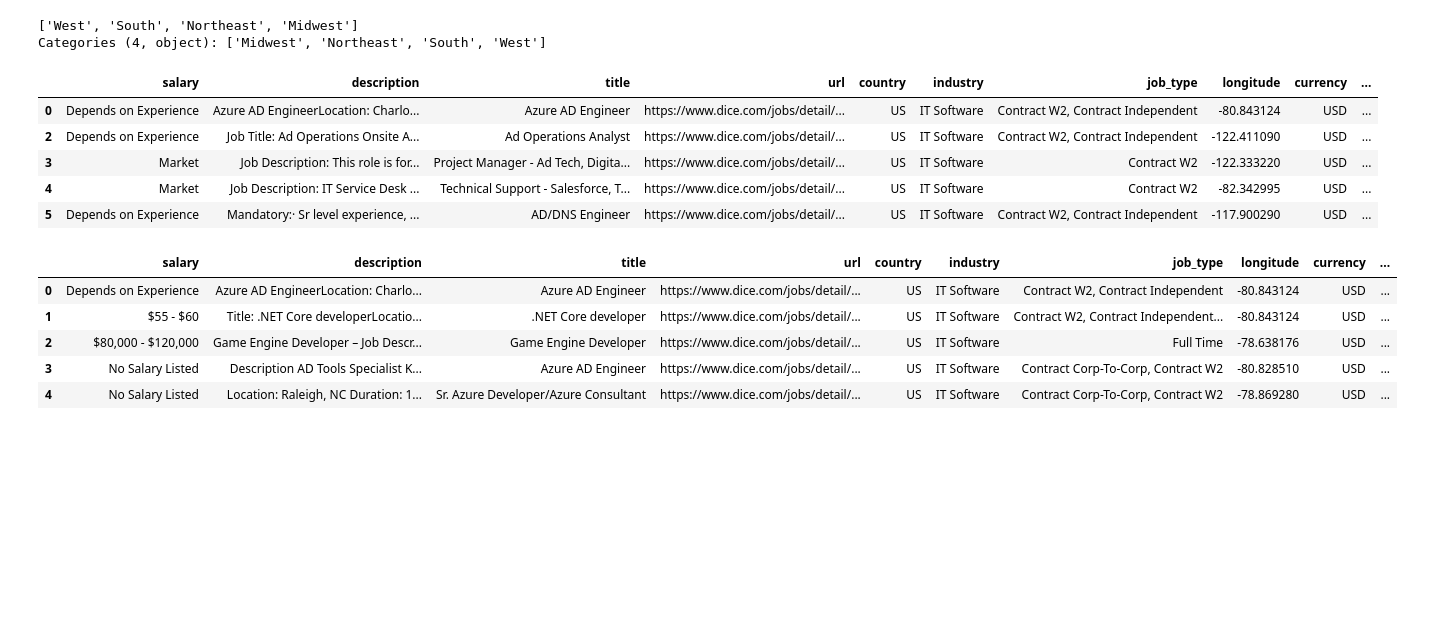
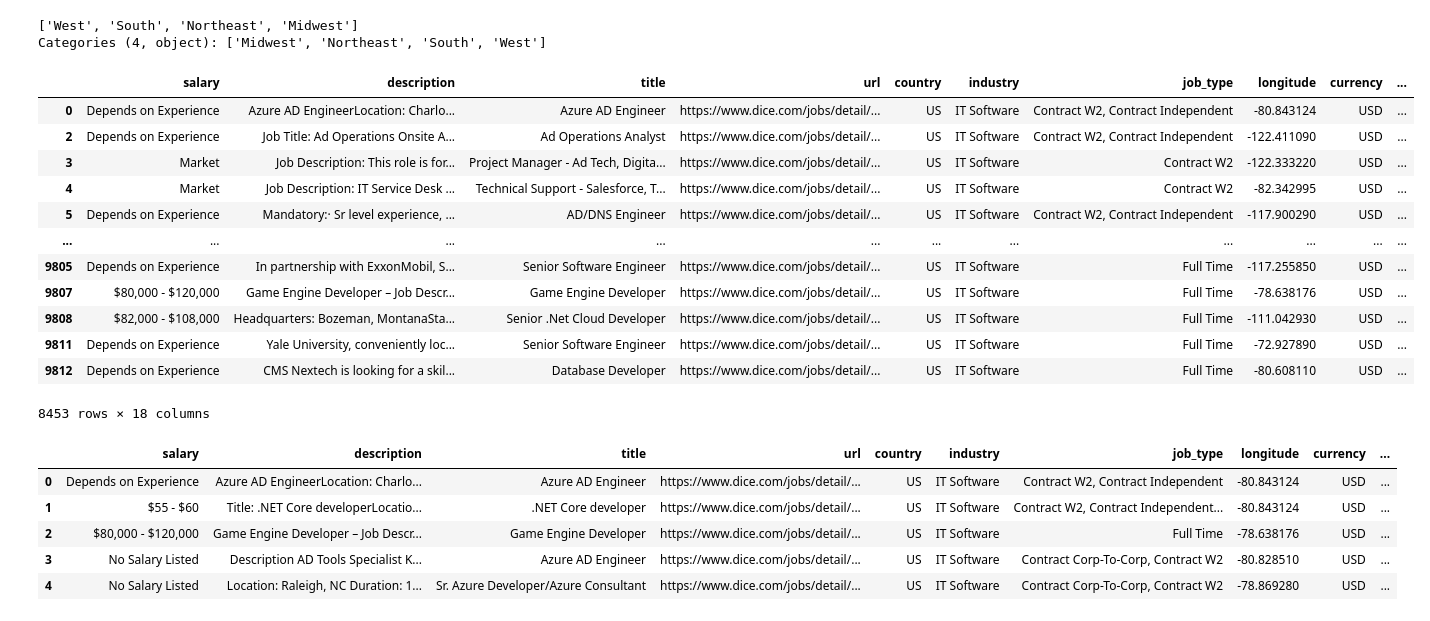
Before and after one commit to harsh-jain101/2023Spr_projects, a Jupyter notebook: Dice.ipynb, the cells around one changed output. Saved outputs shown, nothing was run; the diff lists cells and outputs as text; code cells hidden in the pictures; blank space fills up the shorter version.

```diff
--- a/Dice.ipynb
+++ b/Dice.ipynb
@@ -270,19 +254,27 @@ Categories (4, object): ['Midwest', 'Northeast', 'South', 'West']
 # %%
 df['state'] = df['location'].str.strip().str[-2:]
 df['city'] = df['location'].str.strip().str[:-4]
 
+# This seemed repetitive so we commented it out
 # Filter the dataset to include only job postings with a valid US state code
-df = df[df['state'].isin(us_states['state code'])]
+# df = df[df['state'].isin(us_states['state code'])]
 
 # Now data['states'].unique() should only contain valid US state codes
 df['state'].unique()
 
-df.head()
+df
 # %% [output]
 |  | salary | description | title | url | country | industry | job_type | longitude | currency | ... |
 | 0 | Depends on Experience | Azure AD EngineerLocation: Charlo... | Azure AD Engineer | https://www.dice.com/jobs/detail/... | US | IT Software | Contract W2, Contract Independent | -80.843124 | USD | ... |
 | 2 | Depends on Experience | Job Title: Ad Operations Onsite A... | Ad Operations Analyst | https://www.dice.com/jobs/detail/... | US | IT Software | Contract W2, Contract Independent | -122.411090 | USD | ... |
 | 3 | Market | Job Description: This role is for... | Project Manager - Ad Tech, Digita... | https://www.dice.com/jobs/detail/... | US | IT Software | Contract W2 | -122.333220 | USD | ... |
 | 4 | Market | Job Description: IT Service Desk ... | Technical Support - Salesforce, T... | https://www.dice.com/jobs/detail/... | US | IT Software | Contract W2 | -82.342995 | USD | ... |
 | 5 | Depends on Experience | Mandatory:· Sr level experience, ... | AD/DNS Engineer | https://www.dice.com/jobs/detail/... | US | IT Software | Contract W2, Contract Independent | -117.900290 | USD | ... |
+| ... | ... | ... | ... | ... | ... | ... | ... | ... | ... | ... |
+| 9805 | Depends on Experience | In partnership with ExxonMobil, S... | Senior Software Engineer | https://www.dice.com/jobs/detail/... | US | IT Software | Full Time | -117.255850 | USD | ... |
+| 9807 | $80,000 - $120,000 | Game Engine Developer – Job Descr... | Game Engine Developer | https://www.dice.com/jobs/detail/... | US | IT Software | Full Time | -78.638176 | USD | ... |
+| 9808 | $82,000 - $108,000 | Headquarters: Bozeman, MontanaSta... | Senior .Net Cloud Developer | https://www.dice.com/jobs/detail/... | US | IT Software | Full Time | -111.042930 | USD | ... |
+| 9811 | Depends on Experience | Yale University, conveniently loc... | Senior Software Engineer | https://www.dice.com/jobs/detail/... | US | IT Software | Full Time | -72.927890 | USD | ... |
+| 9812 | Depends on Experience | CMS Nextech is looking for a skil... | Database Developer | https://www.dice.com/jobs/detail/... | US | IT Software | Full Time | -80.608110 | USD | ... |
+8453 rows × 18 columns
 # %%
```
Also changed, not shown: parts of 19 cells of this notebook, 2 other files.
